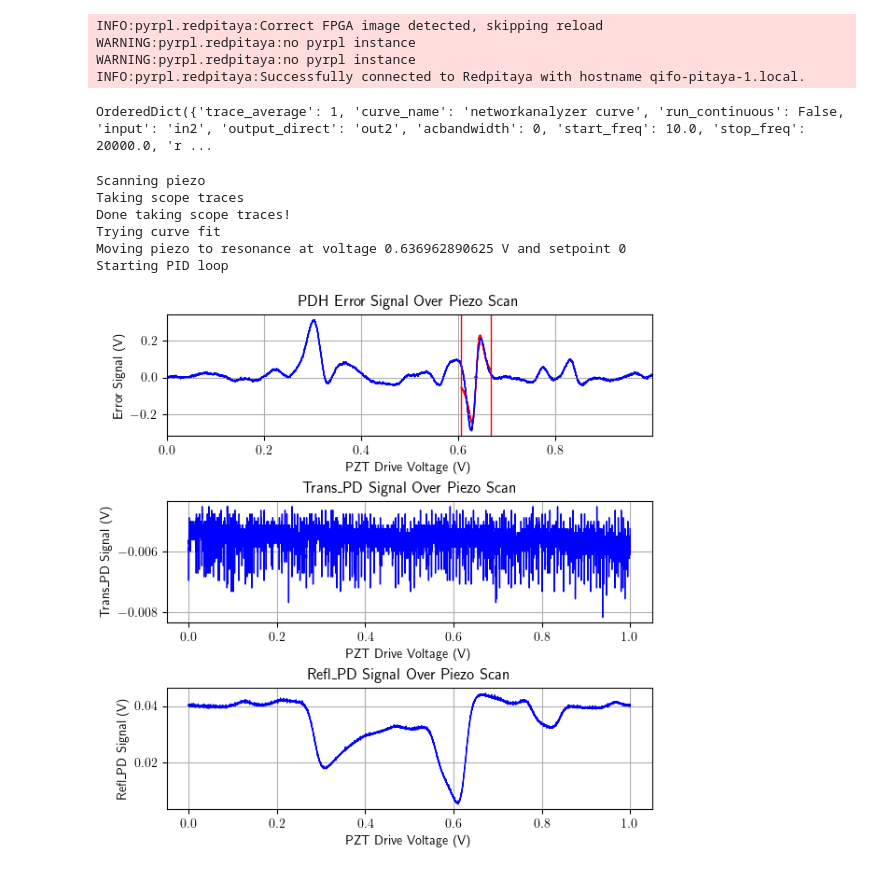
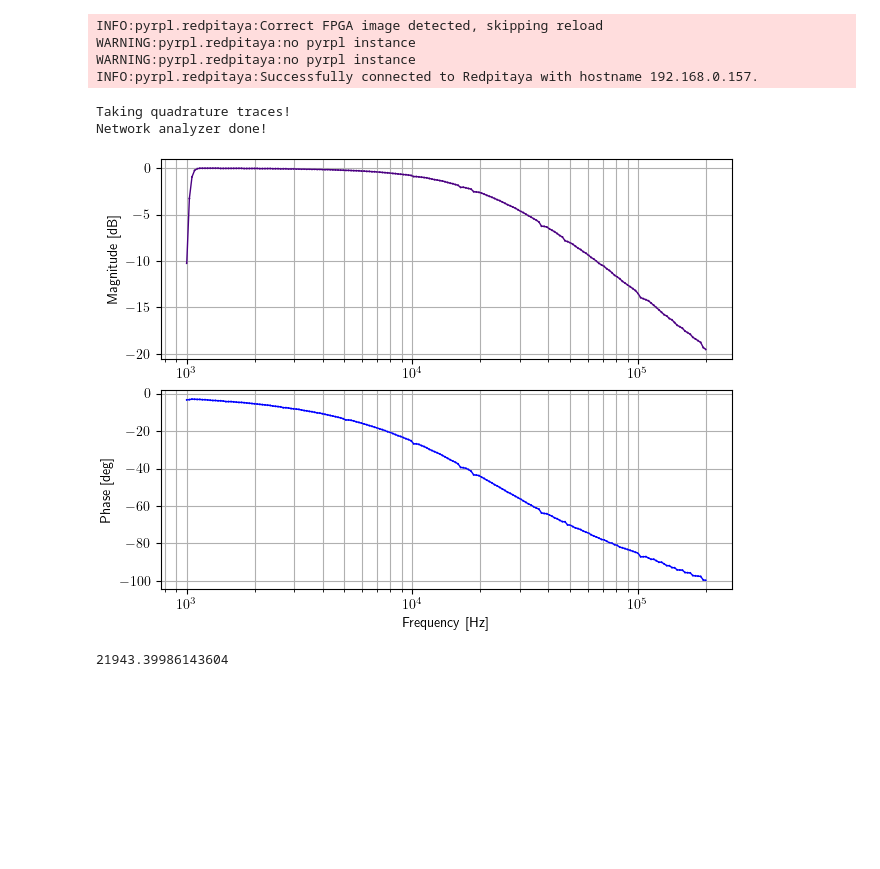
Before and after one commit to q-ifo/Red-Pitaya, a Jupyter notebook: pyrpl_locker.ipynb, the cells around one changed output. Saved outputs shown, nothing was run; the diff lists cells and outputs as text; code cells hidden in the pictures; blank space fills up the shorter version.

Commit message:
Custom network analyzer function created, tested on PID module lowpass from 1-100 kHz and works! To do: optimize

```diff
--- a/pyrpl_locker.ipynb
+++ b/pyrpl_locker.ipynb
@@ -21,8 +21,8 @@ plt.rcParams['text.usetex'] = True
 plt.rcParams['savefig.dpi'] = 50
 plt.rcParams['figure.constrained_layout.use'] = True
 # %%
-HOSTNAME = 'qifo-pitaya-1.local'
-#HOSTNAME = '192.168.0.157'
+#HOSTNAME = 'qifo-pitaya-1.local'
+HOSTNAME = '192.168.0.157'
 PASSWORD = "L!g0bears"
 
 calibrator = Calibrator(config_file = "calibration/pitaya1_calibration_go.json")
@@ -33,7 +33,7 @@ rp = p.rp
 INFO:pyrpl.redpitaya:Correct FPGA image detected, skipping reload
 WARNING:pyrpl.redpitaya:no pyrpl instance
 WARNING:pyrpl.redpitaya:no pyrpl instance
-INFO:pyrpl.redpitaya:Successfully connected to Redpitaya with hostname qifo-pitaya-1.local.
+INFO:pyrpl.redpitaya:Successfully connected to Redpitaya with hostname 192.168.0.157.
 # %%
 
 #Mostly relevant for faking refl_pd signal, besides modulation_freq which is used for demodulating the real signal
@@ -53,6 +53,7 @@ piezo_asg = rp.asg0
 scope = rp.scope
 control_pid = rp.pid0
 pid1 = rp.pid1
+pid2 = rp.pid2
 na = p.networkanalyzer
 
 ports = types.SimpleNamespace(
@@ -402,24 +453,38 @@ def auto_relock(demod_phase: float = 0, p:float = 0, i: float = 0, quadrature_fa
 reset_modules()
 # %%
 #start_piezo_scan(output=ports.piezo, frequency = 30)
-# %%
-print(na.setup_attributes)
-# %% [output]
-OrderedDict({'trace_average': 1, 'curve_name': 'networkanalyzer curve', 'run_continuous': False, 'input': 'in2', 'output_direct': 'out2', 'acbandwidth': 0, 'start_freq': 10.0, 'stop_freq': 20000.0, 'r ...
+# %%
+filter_pid = pid2
+
+set_pid(pid=filter_pid, input = "in2", proportional = 1, integrator = 0, output_direct = "off")
+filter_pid.inputfilter = [20e3]
+# %%
+freqs, tf1, tf2 = custom_transfer_func(output="out2", input1=filter_pid.name,input2="off", quadrature_factor=1, points=200, decimation=1, start_freq=1e3, stop_freq=200e3)
+# %% [output]
+Taking quadrature traces!
+Network analyzer done!
+# %%
+reference = np.max(np.abs(tf1))
+tf1 /= reference
+bodefig, bodeax = draw_bode_plot(freqs, tf1)
+
+bodefig.savefig("custom_bode_plot.png", dpi=400)
+# %% [output]
+[figure, added]
+# %%
+amplitudes_db = 20 * np.log10(np.abs(tf1))
+corner_index = np.argmin(np.abs(amplitudes_db - (-3)))
+corner_freq = freqs[corner_index]
+
+print(corner_freq)
+# %% [output]
+21943.39986143604
 # %%
-_, lockfig, lockax, ____ = lock_cavity(demod_phase = 85, p = 0.0, i = -5, quadrature_factor=500)
+#_, lockfig, lockax, ____ = lock_cavity(demod_phase = 85, p = 0.0, i = -5, quadrature_factor=500)
 
 # #auto_relock(demod_phase = 0, p = 0.01, i = 5.0, quadrature_factor=50)
 
 # #lockfig.savefig("8-11_lock_test.png", dpi=200)
-# %% [output]
-Scanning piezo
-Taking scope traces
-Done taking scope traces!
-Trying curve fit
-Moving piezo to resonance at voltage 0.636962890625 V and setpoint 0
-Starting PID loop
-[figure, removed]
 # %%
 #set_pid(pid=pid1, integrator=0, proportional=1, input=demod_iq.name, output_direct = ports.local_oscillator)
 
```
Also changed, not shown: parts of 1 cell of this notebook.
